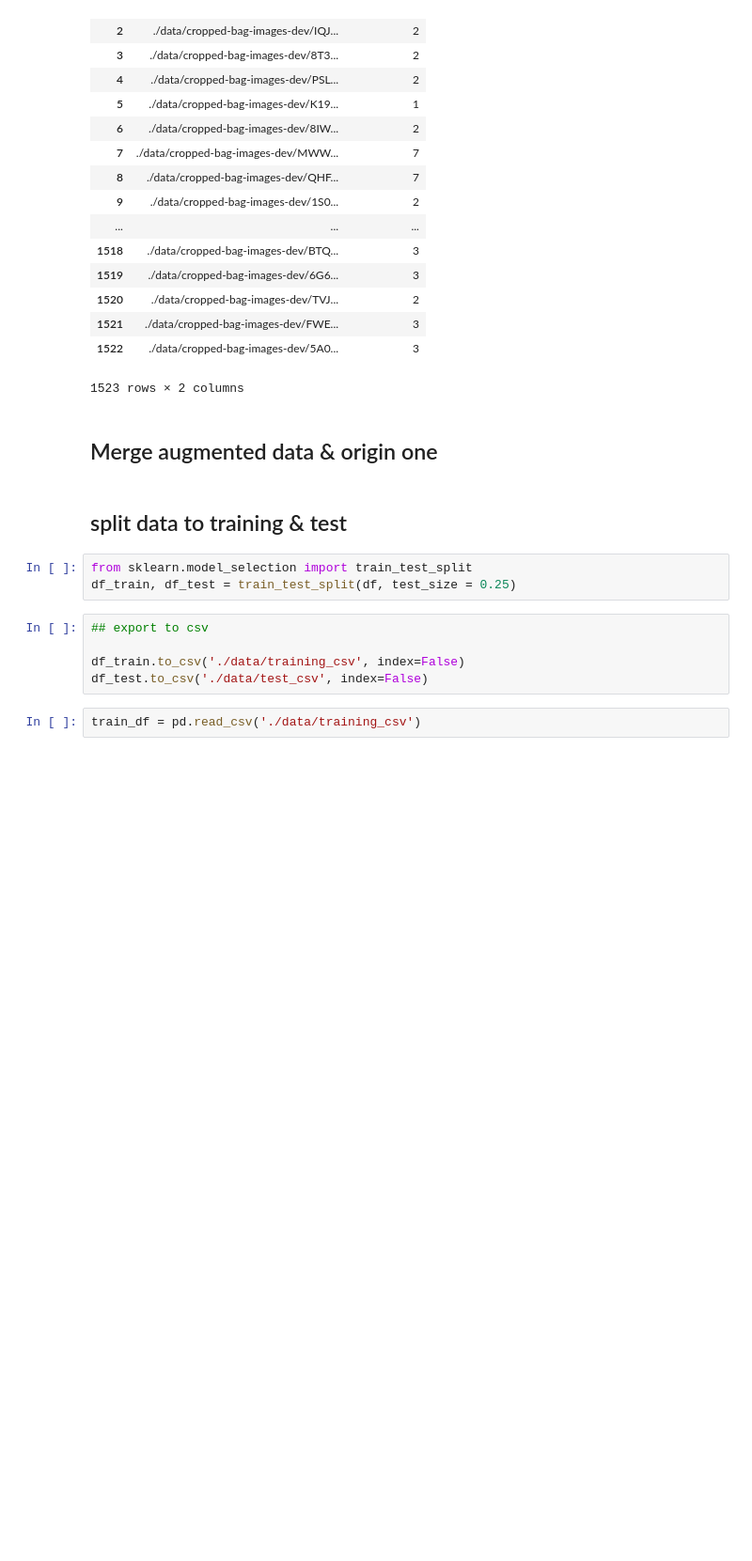
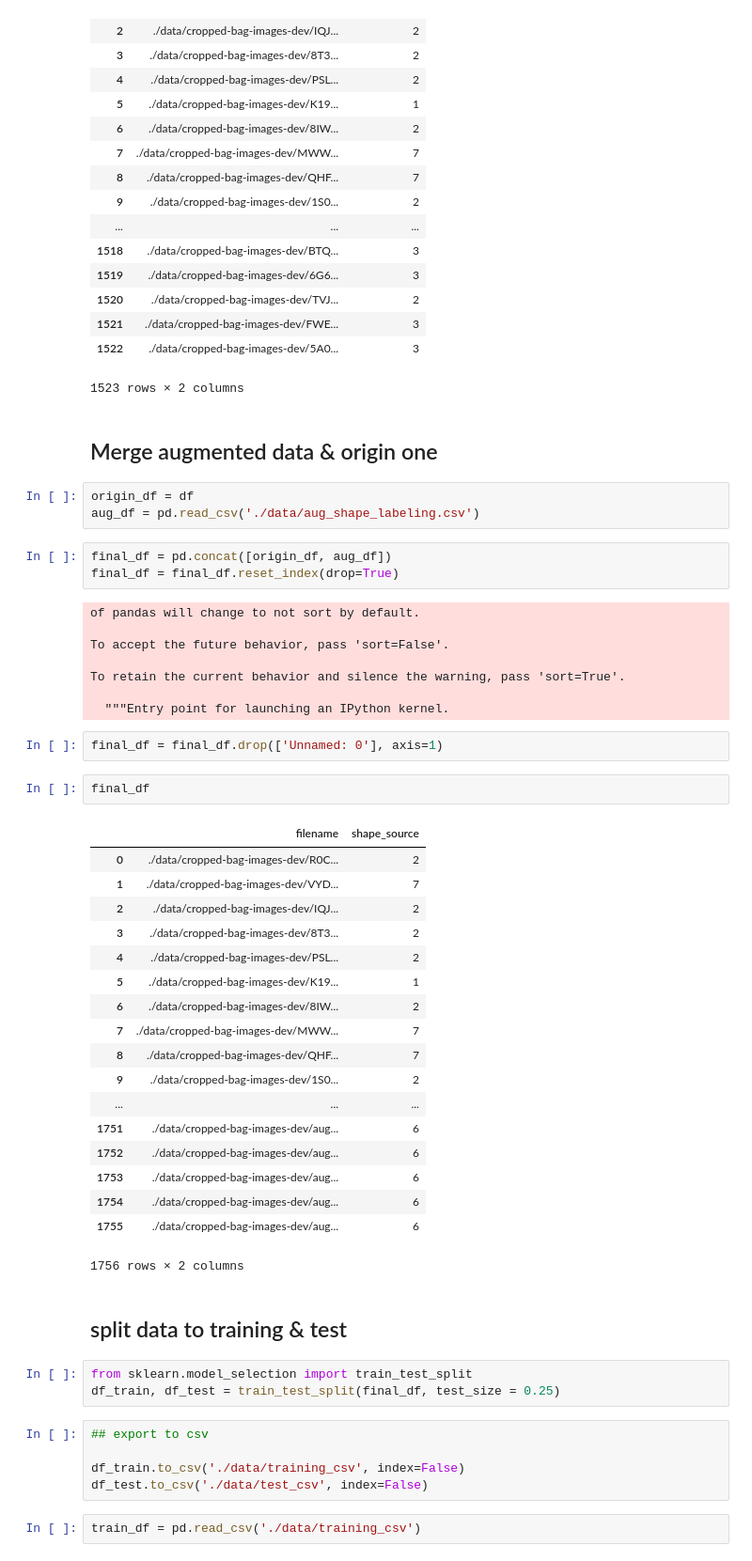
Before and after one commit to mondeique/multi-task-learning, a Jupyter notebook: pre_processing_csv.ipynb, the cells around one changed output. Shown: that part at 94% size. Saved outputs shown, nothing was run; the diff lists cells and outputs as text; blank space fills up the shorter version.

```diff
--- a/pre_processing_csv.ipynb
+++ b/pre_processing_csv.ipynb
@@ -132,11 +132,48 @@ df
 1523 rows × 2 columns
 # %% [markdown]
 ## Merge augmented data & origin one
+# %%
+origin_df = df
+aug_df = pd.read_csv('./data/aug_shape_labeling.csv')
+# %%
+final_df = pd.concat([origin_df, aug_df])
+final_df = final_df.reset_index(drop=True)
+# %% [output]
+of pandas will change to not sort by default.
+
+To accept the future behavior, pass 'sort=False'.
+
+To retain the current behavior and silence the warning, pass 'sort=True'.
+
+  """Entry point for launching an IPython kernel.
+# %%
+final_df = final_df.drop(['Unnamed: 0'], axis=1)
+# %%
+final_df
+# %% [output]
+|  | filename | shape_source |
+| 0 | ./data/cropped-bag-images-dev/R0C... | 2 |
+| 1 | ./data/cropped-bag-images-dev/VYD... | 7 |
+| 2 | ./data/cropped-bag-images-dev/IQJ... | 2 |
+| 3 | ./data/cropped-bag-images-dev/8T3... | 2 |
+| 4 | ./data/cropped-bag-images-dev/PSL... | 2 |
+| 5 | ./data/cropped-bag-images-dev/K19... | 1 |
+| 6 | ./data/cropped-bag-images-dev/8IW... | 2 |
+| 7 | ./data/cropped-bag-images-dev/MWW... | 7 |
+| 8 | ./data/cropped-bag-images-dev/QHF... | 7 |
+| 9 | ./data/cropped-bag-images-dev/1S0... | 2 |
+| ... | ... | ... |
+| 1751 | ./data/cropped-bag-images-dev/aug... | 6 |
+| 1752 | ./data/cropped-bag-images-dev/aug... | 6 |
+| 1753 | ./data/cropped-bag-images-dev/aug... | 6 |
+| 1754 | ./data/cropped-bag-images-dev/aug... | 6 |
+| 1755 | ./data/cropped-bag-images-dev/aug... | 6 |
+1756 rows × 2 columns
 # %% [markdown]
 ## split data to training & test
 # %%
 from sklearn.model_selection import train_test_split
-df_train, df_test = train_test_split(df, test_size = 0.25)
+df_train, df_test = train_test_split(final_df, test_size = 0.25)
 # %%
 ## export to csv
 
```
Also changed, not shown: parts of 1 cell of this notebook, 4 other files.
